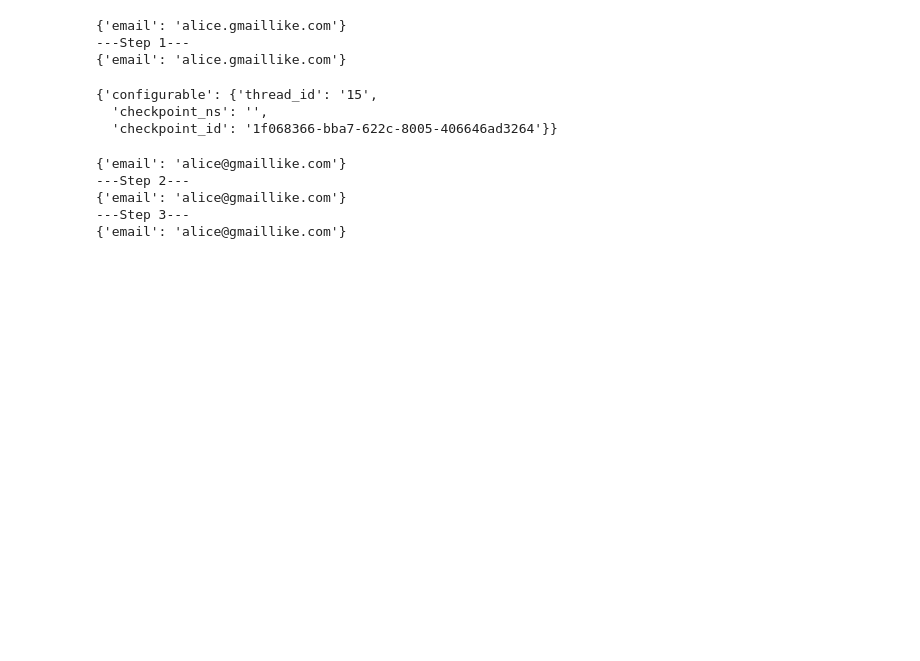
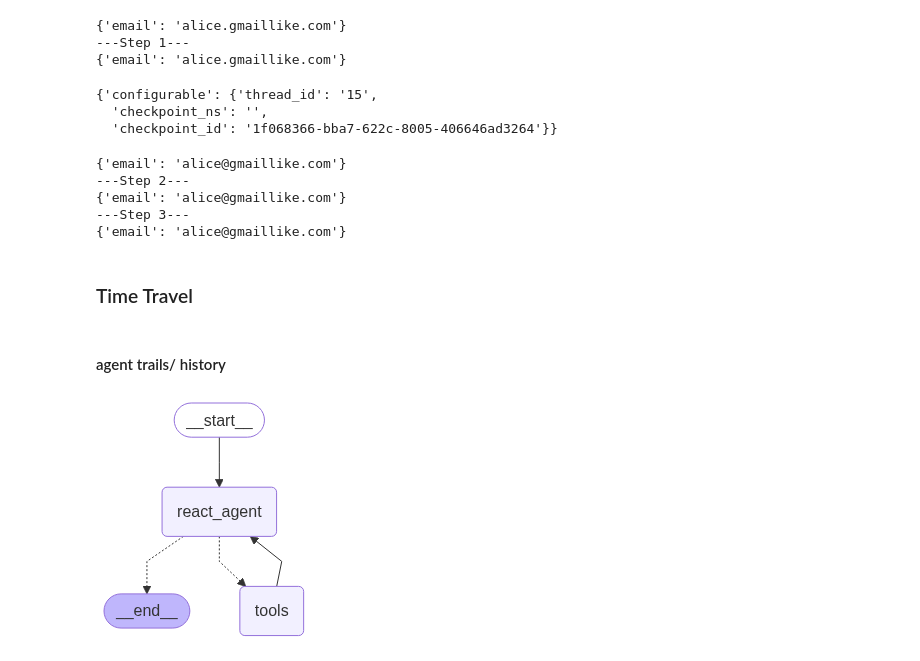
Before and after one commit to balaji-senthil/langgraph, a Jupyter notebook: cookbook/human-in-the-loop/agent with HITL.ipynb, the cells around one changed output. Saved outputs shown, nothing was run; the diff lists cells and outputs as text; code cells hidden in the pictures; blank space fills up the shorter version.

Commit message:
time travel - replay and fork

```diff
--- a/cookbook/human-in-the-loop/agent with HITL.ipynb
+++ b/cookbook/human-in-the-loop/agent with HITL.ipynb
@@ -455,3 +455,29 @@ async for event in graph.astream(None, config=config, stream_mode='values'):
 {'email': 'alice@gmaillike.com'}
 ---Step 3---
 {'email': 'alice@gmaillike.com'}
+# %% [markdown]
+### Time Travel
+# %% [markdown]
+#### agent trails/ history
+# %%
+from IPython.display import Image, display
+from langgraph.graph import StateGraph, START
+from langgraph.prebuilt import ToolNode
+from langgraph.prebuilt import tools_condition
+
+
+builder = StateGraph(MessagesState)
+builder.add_node("react_agent", react_agent)
+builder.add_node("tools", ToolNode([get_weather, web_search]))
+builder.add_edge(START, "react_agent")
+builder.add_conditional_edges(
+	"react_agent",
+	tools_condition
+)
+builder.add_edge("tools", "react_agent")
+graph = builder.compile(checkpointer=memory)
+
+
+display(Image(graph.get_graph().draw_mermaid_png()))
+# %% [output]
+[figure, added]
```
Also changed, not shown: parts of 20 cells of this notebook.
